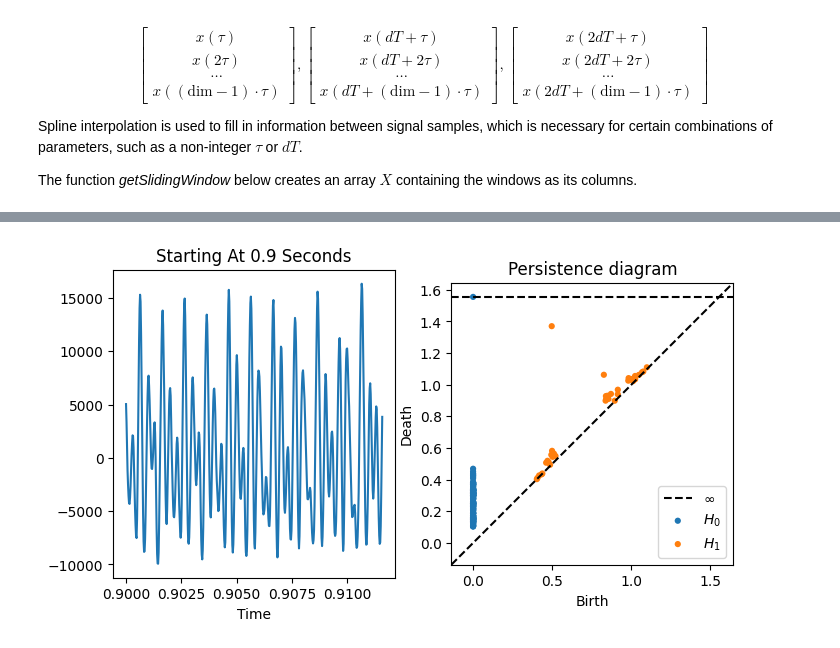
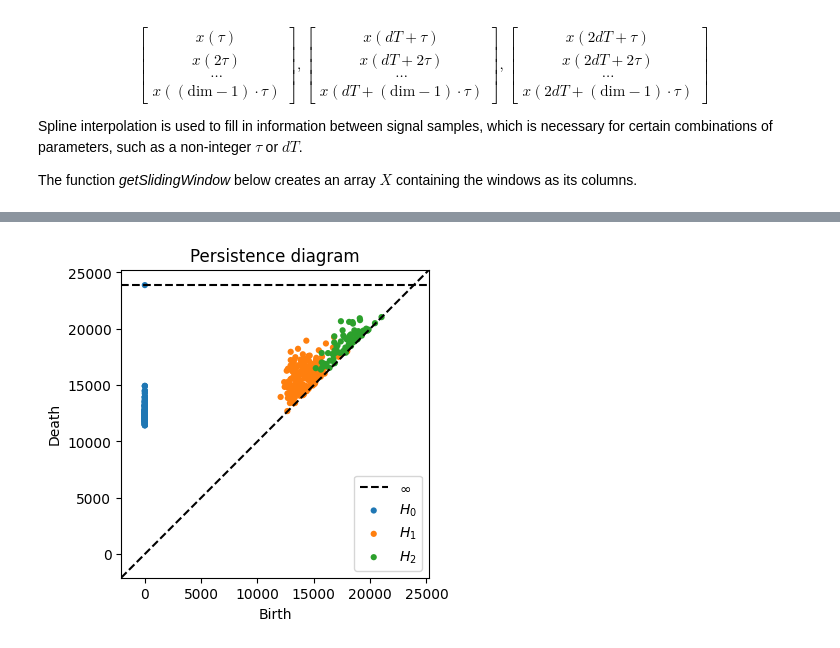
Before and after one commit to LuisScoccola/emalca-applied-topology-minicourse, a Jupyter notebook: notebooks/N2-periodicityDetection.ipynb, the cells around one changed output, grey strips where cells are left out. Drawn from its saved outputs; the diff is of its cells as text; code cells hidden in the pictures.

```diff
--- a/notebooks/N2-periodicityDetection.ipynb
+++ b/notebooks/N2-periodicityDetection.ipynb
@@ -481,14 +359,14 @@ horsewhinnie.wav    100%[===================>] 175.56K  --.-KB/s    in 0.02s
 # %%
 #Read in the audio file.  Fs is the sample rate, and
 #X is the audio signal
-Fs, X = scipy.io.wavfile.read("horsewhinnie.wav")
+Fs, X = scipy.io.wavfile.read("tritone.wav")
 plt.figure()
 plt.plot(np.arange(len(X))/float(Fs), X)
 plt.xlabel("Time (Seconds)")
-plt.title("Horse Whinnie Waveform")
+plt.title("Tritone Waveform")
 plt.show()
 
 from IPython.display import Audio
 # load a remote WAV file
-Audio('horsewhinnie.wav')
+Audio('tritone.wav')
 # %% [output]
@@ -505,43 +375,34 @@ Modify the "time" variable in the code below accordingly, and run it.
 # %%
-#These variables are used to adjust the window size
-F0 = 493 #First fundamental frequency
-G0 = 1433 #Second fundamental frequency
+# Find the torus!
+# you may want to use the code above to compute the Fourier transform to first get an estimate of the frequencies of the two notes being played.
 
-###TODO: Modify this variable (time in seconds)
-time = 0.9
+tau = 10
+dim = 8
+SigLen = 20000 #The number of samples to take after the start time
+
 
 #Step 1: Extract an audio snippet starting at the chosen time
-SigLen = 512 #The number of samples to take after the start time
-iStart = int(round(time*Fs))
-x = X[iStart:iStart + SigLen]
-W = int(round(Fs/G0))
+iStart = 30
+x = X[iStart:iStart + SigLen,0]
 
 #Step 2: Get the sliding window embedding
-Y = getSlidingWindow(x, W, 2, 2)
-#Mean-center and normalize
-Y = Y - np.mean(Y, 1)[:, None]
-Y = Y/np.sqrt(np.sum(Y**2, 1))[:, None]
+Y = getSlidingWindow(x, dim, tau, 1)
 
 #Step 3: Do the 1D rips filtration
-PDs = ripser(Y, maxdim=1)['dgms']
+PDs = ripser(Y, maxdim=2, n_perm=200)['dgms']
 PD = PDs[1]
 
 #Step 4: Figure out the second largest persistence
 sP = 0
 sPIdx = 0
 if PD.shape[0] > 1:
     Pers = PD[:, 1] - PD[:, 0]
     sPIdx = np.argsort(-Pers)[1]
     sP = Pers[sPIdx]
 
 #Step 5: Plot the results
 plt.figure(figsize=(8, 4))
-plt.subplot(121)
-plt.title("Starting At %g Seconds"%time)
-plt.plot(time + np.arange(SigLen)/Fs, x)
-plt.xlabel("Time")
-plt.subplot(122)
 plot_diagrams(PDs)
 _ = plt.title("Persistence diagram")
 # %% [output]
-[figure, old version]
+[figure, new version]
```
Also changed, not shown: parts of 26 cells of this notebook, 2 other files.
